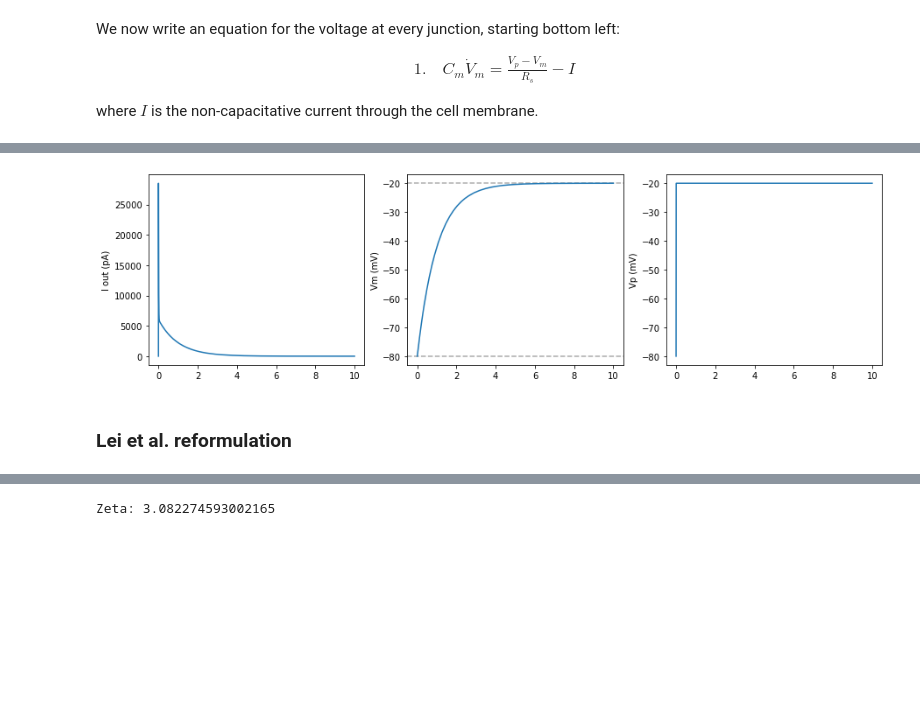
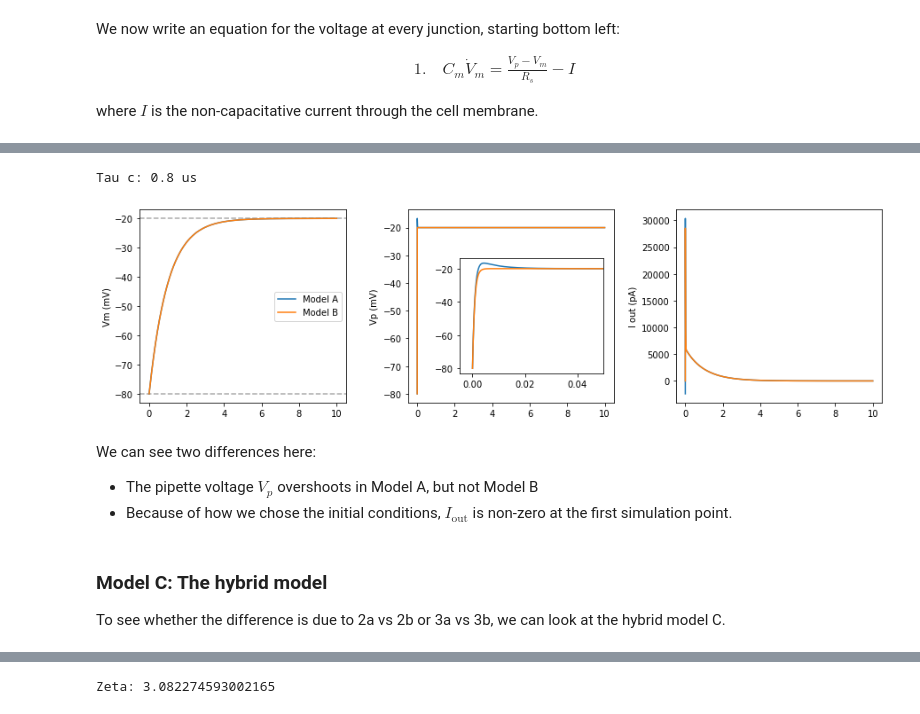
Before and after one commit to CardiacModelling/fitting-notebooks, a Jupyter notebook: artefacts/appendix-F-uncompensated-models.ipynb, the cells around one changed output, grey strips where cells are left out. Saved outputs shown, nothing was run; the diff lists cells and outputs as text; code cells hidden in the pictures; blank space fills up the shorter version.

```diff
--- a/artefacts/appendix-F-uncompensated-models.ipynb
+++ b/artefacts/appendix-F-uncompensated-models.ipynb
@@ -148,18 +263,47 @@ d0 = s0.run(10)
-# %%
-kw = dict(color='#aaa', ls='--')
-
-fig = plt.figure(figsize=(15, 4))
-ax = fig.add_subplot(1, 3, 1); ax.set_ylabel('I out (pA)')
-ax.plot(d0.time(), d0['amp.I_out'])
-ax = fig.add_subplot(1, 3, 2); ax.set_ylabel('Vm (mV)')
-ax.axhline(m0.get('cell.Vm').initial_value().eval(), **kw)
-ax.axhline(m0.get('amp.Vc').eval(), **kw)
-ax.plot(d0.time(), d0['cell.Vm'])
-ax = fig.add_subplot(1, 3, 3); ax.set_ylabel('Vp (mV)')
-ax.plot(d0.time(), d0['amp.Vp'])
-plt.show()
-# %% [output]
-[figure, removed]
-# %% [markdown]
-### Lei et al. reformulation
+# %%
+# Check that we set the tau values for tau_c = 0.8 us
+print(f'Tau c: {mB.get("amp.tau_c").eval() * 1e3} us')
+# %% [output]
+Tau c: 0.8 us
+# %%
+sB = myokit.Simulation(mB)
+sB.set_tolerance(tol, tol)
+dB = sB.run(10, log_interval=dt)
+# %%
+fig = plt.figure(figsize=(15, 4))
+fig.subplots_adjust(wspace=0.3)
+
+ax = fig.add_subplot(1, 3, 1)
+ax.set_ylabel('Vm (mV)')
+ax.axhline(mA.get('cell.Vm').initial_value().eval(), **kw)
+ax.axhline(mA.get('amp.Vc').eval(), **kw)
+ax.plot(dA.time(), dA['cell.Vm'], label='Model A')
+ax.plot(dB.time(), dB['cell.Vm'], label='Model B')
+ax.legend()
+
+ax = fig.add_subplot(1, 3, 2)
+ax.set_ylabel('Vp (mV)')
+ax.plot(dA.time(), dA['amp.Vp'], label='Model A')
+ax.plot(dB.time(), dB['amp.Vp'], label='Model B')
+ax = ax.inset_axes((0.25, 0.15, 0.7, 0.6))
+ax.plot(dA.time(), dA['amp.Vp'], label='Model A')
+ax.plot(dB.time(), dB['amp.Vp'], label='Model B')
+ax.set_xlim(-0.005, 0.05)
+
+ax = fig.add_subplot(1, 3, 3)
+ax.set_ylabel('I out (pA)')
+ax.plot(dA.time(), dA['amp.I_out'], label='Model A')
+ax.plot(dB.time(), dB['amp.I_out'], label='Model B')
+plt.show()
+# %% [output]
+[figure, added]
+# %% [markdown]
+We can see two differences here:
+
+- The pipette voltage $V_p$ overshoots in Model A, but not Model B
+- Because of how we chose the initial conditions, $I_\text{out}$ is non-zero at the first simulation point.
+# %% [markdown]
+### Model C: The hybrid model
+
+To see whether the difference is due to 2a vs 2b or 3a vs 3b, we can look at the hybrid model C.
 # %%
```
Also changed, not shown: parts of 48 cells of this notebook, 7 other files.
